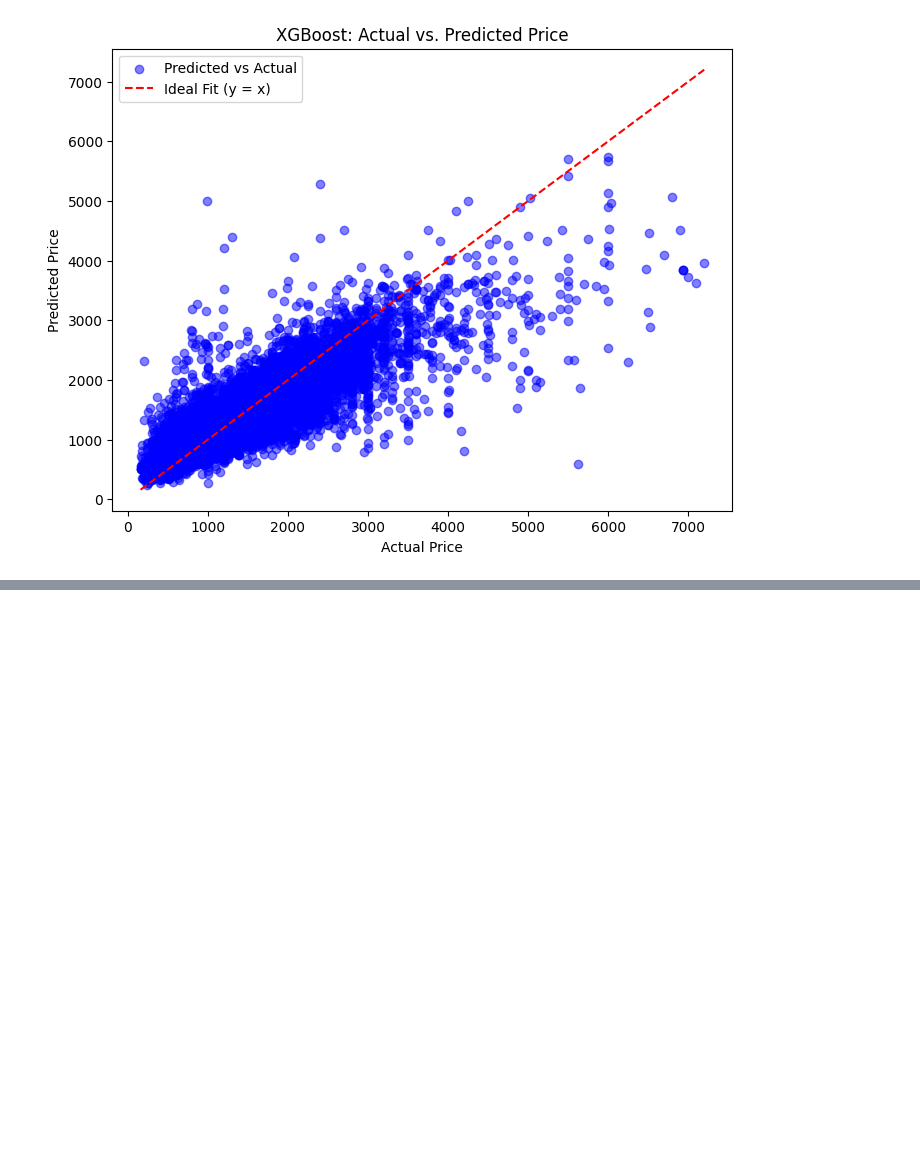
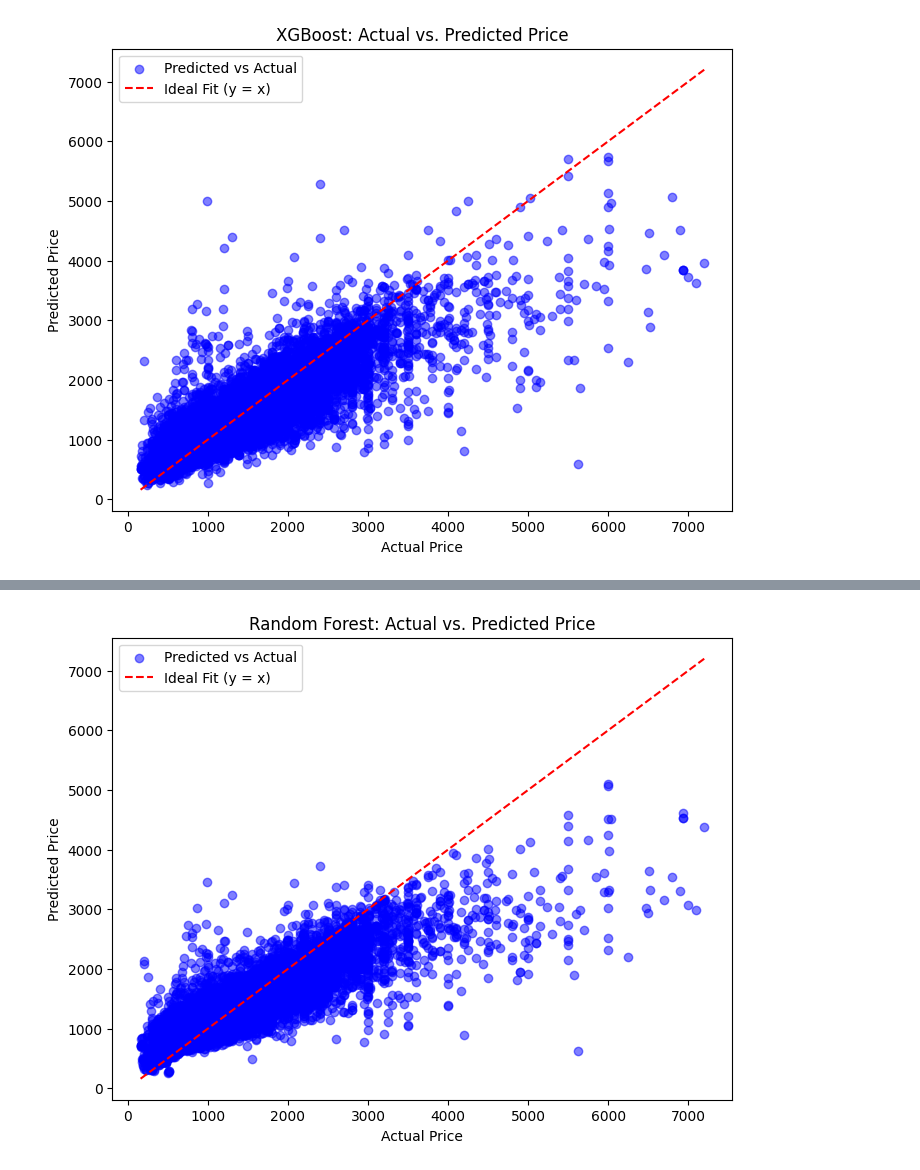
Before and after one commit to ArshdeepSingh98/HousePricePrediction, a Jupyter notebook: Submission_Arshdeep.ipynb, the cells around one changed output, grey strips where cells are left out. Drawn from its saved outputs; the diff is of its cells as text; code cells hidden in the pictures; blank space fills up the shorter version.

```diff
--- a/Submission_Arshdeep.ipynb
+++ b/Submission_Arshdeep.ipynb
@@ -1618,0 +1635,3 @@ plt.show()
+# %%
+grid_search = GridSearchCV(randomforest_model, param_grid, cv=5, scoring="neg_mean_squared_error", verbose=2)
+grid_search.fit(X_train, y_train)
@@ -1618,0 +1660,3 @@ plt.show()
+# %%
+best_params = grid_search.best_params_
+print(f"Best Parameters: {best_params}")
@@ -1618,0 +1665,3 @@ plt.show()
+# %%
+best_model = RandomForestRegressor(**best_params, random_state=42, n_jobs=-1)
+best_model.fit(X_train, y_train)
@@ -1618,0 +1671,2 @@ plt.show()
+# %%
+y_pred = best_model.predict(X_test)
@@ -1618,0 +1707,18 @@ plt.show()
+# %%
+# Scatter plot of actual vs. predicted price values
+plt.figure(figsize=(8, 6))
+plt.scatter(y_test, y_pred, alpha=0.5, label="Predicted vs Actual", color="blue")
+
+# Plot ideal prediction line (y = x) for reference
+min_val = min(min(y_test), min(y_pred))
+max_val = max(max(y_test), max(y_pred))
+plt.plot([min_val, max_val], [min_val, max_val], linestyle="--", color="red", label="Ideal Fit (y = x)")
+
+# Labels and title
+plt.xlabel("Actual Price")
+plt.ylabel("Predicted Price")
+plt.title("Random Forest: Actual vs. Predicted Price")
+plt.legend()
+plt.show()
+# %% [output]
+[figure, added]
```
Also changed, not shown: parts of 12 cells of this notebook, 1 other file.
